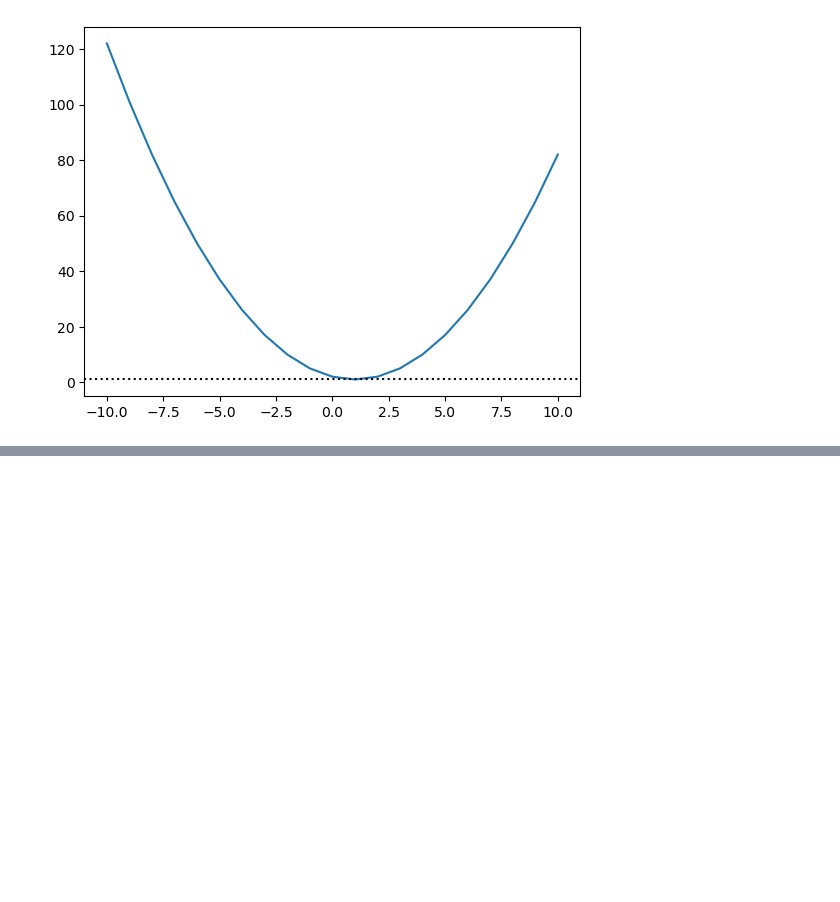
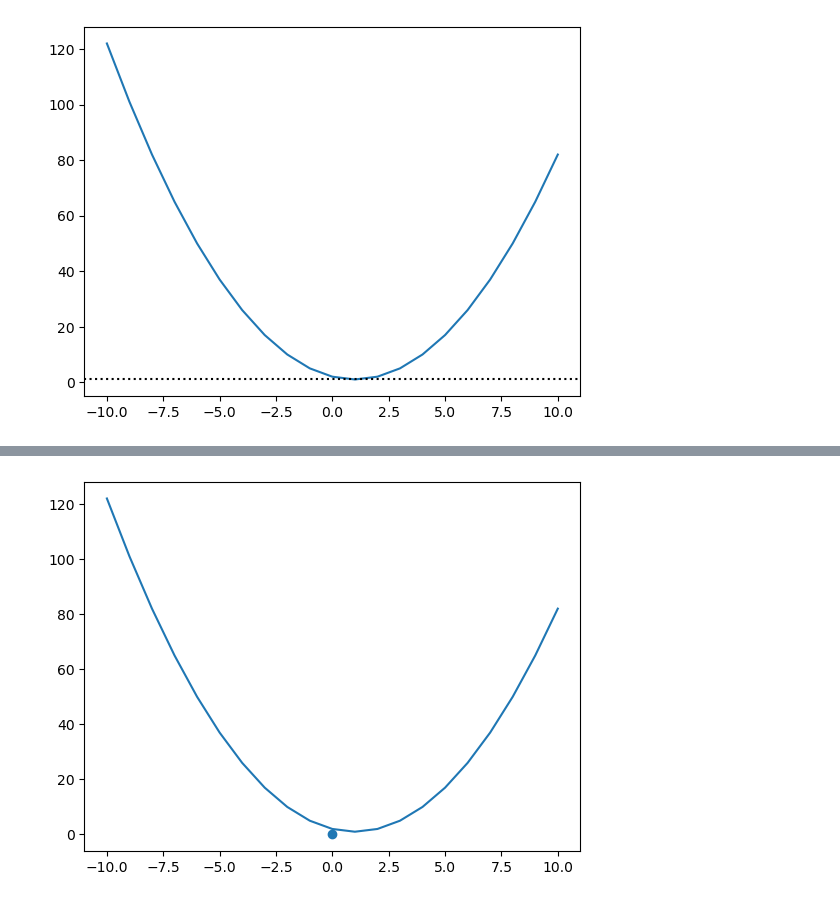
Before and after one commit to Jithendiran/mlTask, a Jupyter notebook: docs/Basics.ipynb, the cells around one changed output, grey strips where cells are left out. Saved outputs shown, nothing was run; the diff lists cells and outputs as text; code cells hidden in the pictures; blank space fills up the shorter version.

```diff
--- a/docs/Basics.ipynb
+++ b/docs/Basics.ipynb
@@ -204,0 +271,7 @@ for the above equation it is harder to get the slope in equation form, for this
+# %%
+plt.plot(x,y)
+p = grad(p)
+plt.scatter(0,p)
+plt.show()
+# %% [output]
+[figure, added]
```
Also changed, not shown: parts of 5 cells of this notebook.
